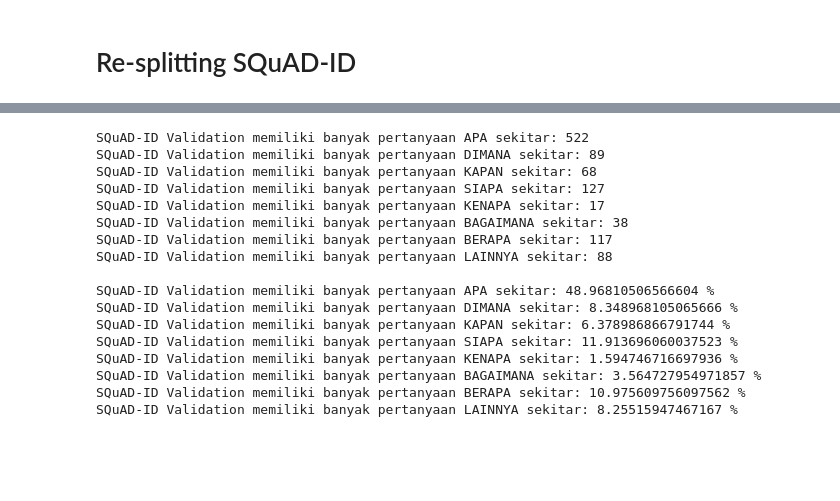
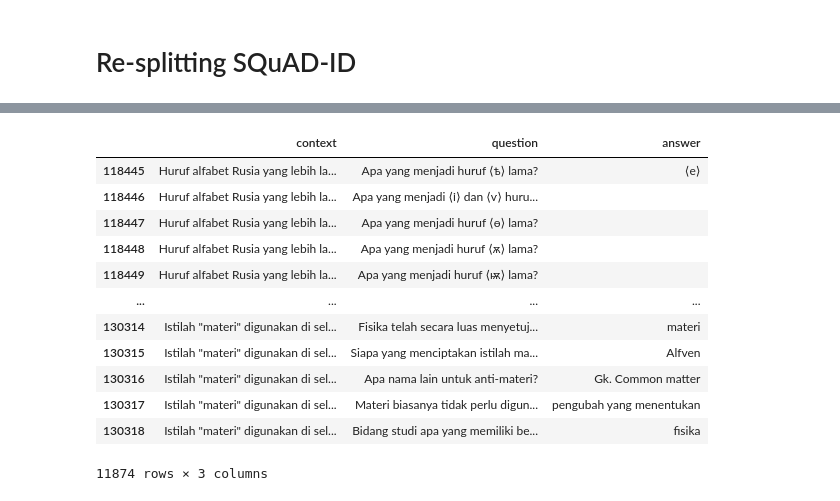
Before and after one commit to muhammadravi251001/qas-with-indonli, a Jupyter notebook: utilities/Reasoning and Answer Type.ipynb, the cells around one changed output, grey strips where cells are left out. Drawn from its saved outputs; the diff is of its cells as text; code cells hidden in the pictures; blank space fills up the shorter version.

```diff
--- a/utilities/Reasoning and Answer Type.ipynb
+++ b/utilities/Reasoning and Answer Type.ipynb
@@ -1760,20 +1725,17 @@ SQuAD-ID Train memiliki banyak pertanyaan LAINNYA sekitar: 8.772092162487278 %
-# %%
-question_type(data=val, nama="SQuAD-ID Validation")
-# %% [output]
-SQuAD-ID Validation memiliki banyak pertanyaan APA sekitar: 522
-SQuAD-ID Validation memiliki banyak pertanyaan DIMANA sekitar: 89
-SQuAD-ID Validation memiliki banyak pertanyaan KAPAN sekitar: 68
-SQuAD-ID Validation memiliki banyak pertanyaan SIAPA sekitar: 127
-SQuAD-ID Validation memiliki banyak pertanyaan KENAPA sekitar: 17
-SQuAD-ID Validation memiliki banyak pertanyaan BAGAIMANA sekitar: 38
-SQuAD-ID Validation memiliki banyak pertanyaan BERAPA sekitar: 117
-SQuAD-ID Validation memiliki banyak pertanyaan LAINNYA sekitar: 88
-
-SQuAD-ID Validation memiliki banyak pertanyaan APA sekitar: 48.96810506566604 %
-SQuAD-ID Validation memiliki banyak pertanyaan DIMANA sekitar: 8.348968105065666 %
-SQuAD-ID Validation memiliki banyak pertanyaan KAPAN sekitar: 6.378986866791744 %
-SQuAD-ID Validation memiliki banyak pertanyaan SIAPA sekitar: 11.913696060037523 %
-SQuAD-ID Validation memiliki banyak pertanyaan KENAPA sekitar: 1.594746716697936 %
-SQuAD-ID Validation memiliki banyak pertanyaan BAGAIMANA sekitar: 3.564727954971857 %
-SQuAD-ID Validation memiliki banyak pertanyaan BERAPA sekitar: 10.975609756097562 %
-SQuAD-ID Validation memiliki banyak pertanyaan LAINNYA sekitar: 8.25515947467167 %
+# %%
+val = data_qas_id_squad_id[-11874:]
+val
+# %% [output]
+|  | context | question | answer |
+| 118445 | Huruf alfabet Rusia yang lebih la... | Apa yang menjadi huruf ⟨ѣ⟩ lama? | ⟨е⟩ |
+| 118446 | Huruf alfabet Rusia yang lebih la... | Apa yang menjadi ⟨і⟩ dan ⟨ѵ⟩ huru... |  |
+| 118447 | Huruf alfabet Rusia yang lebih la... | Apa yang menjadi huruf ⟨ѳ⟩ lama? |  |
+| 118448 | Huruf alfabet Rusia yang lebih la... | Apa yang menjadi huruf ⟨ѫ⟩ lama? |  |
+| 118449 | Huruf alfabet Rusia yang lebih la... | Apa yang menjadi huruf ⟨ѭ⟩ lama? |  |
+| ... | ... | ... | ... |
+| 130314 | Istilah "materi" digunakan di sel... | Fisika telah secara luas menyetuj... | materi |
+| 130315 | Istilah "materi" digunakan di sel... | Siapa yang menciptakan istilah ma... | Alfven |
+| 130316 | Istilah "materi" digunakan di sel... | Apa nama lain untuk anti-materi? | Gk. Common matter |
+| 130317 | Istilah "materi" digunakan di sel... | Materi biasanya tidak perlu digun... | pengubah yang menentukan |
+| 130318 | Istilah "materi" digunakan di sel... | Bidang studi apa yang memiliki be... | fisika |
+11874 rows × 3 columns
```
Also changed, not shown: parts of 10 cells of this notebook.
